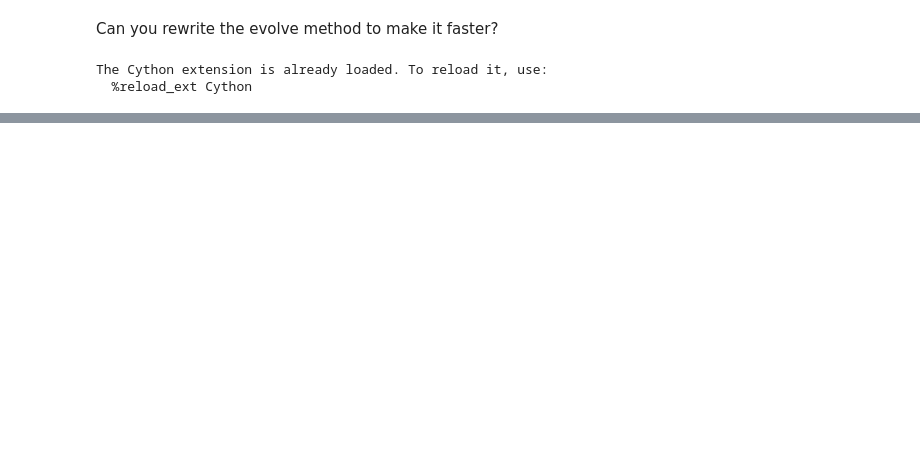
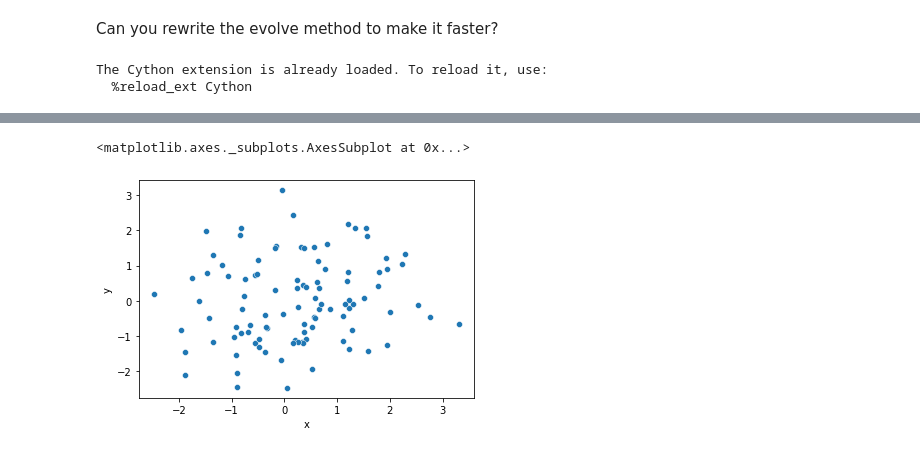
Before and after one commit to QuietMorning/AdvPythonExercises, a Jupyter notebook: Cython_+_Numba_Exercise.ipynb, the cells around one changed output, grey strips where cells are left out. Drawn from its saved outputs; the diff is of its cells as text; code cells hidden in the pictures; blank space fills up the shorter version.

```diff
--- a/Cython_+_Numba_Exercise.ipynb
+++ b/Cython_+_Numba_Exercise.ipynb
@@ -111,3 +121,8 @@ for i in range(0, n_particle):
+# %%
+sb.scatterplot(x='x', y='y', data=pd.DataFrame([[p.x,p.y] for p in particles],columns = ['x', 'y']))
+# %% [output]
+<matplotlib.axes._subplots.AxesSubplot at 0x...>
+[figure, added]
 # %%
 %timeit evolve_wrapper_c(1, particles)
 # %% [output]
```
Also changed, not shown: parts of 7 cells of this notebook.
